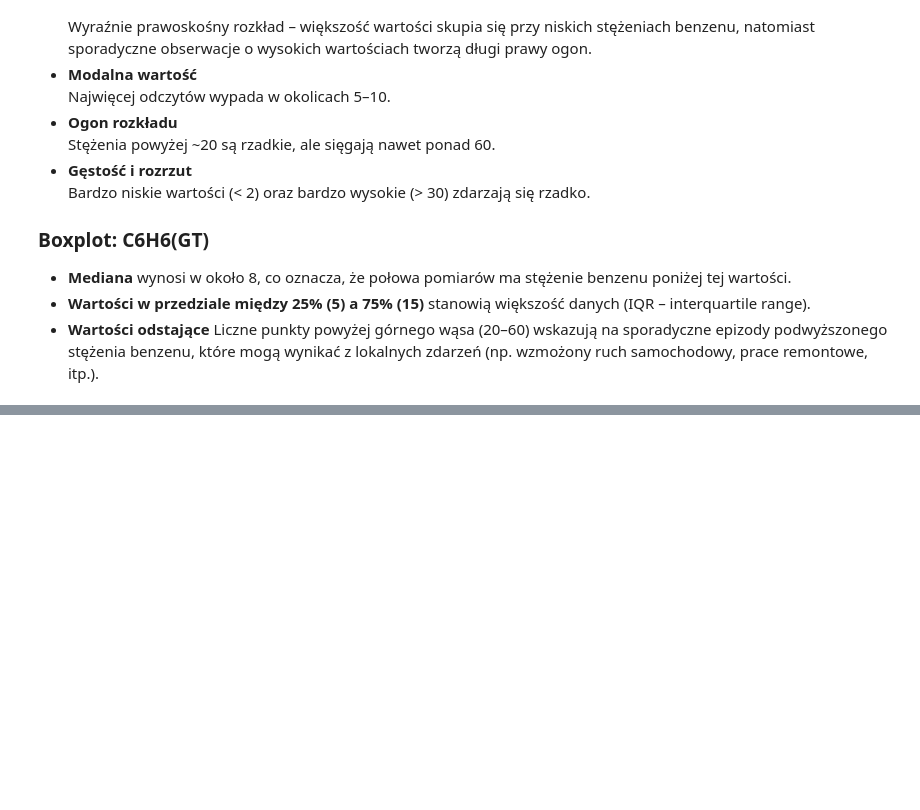
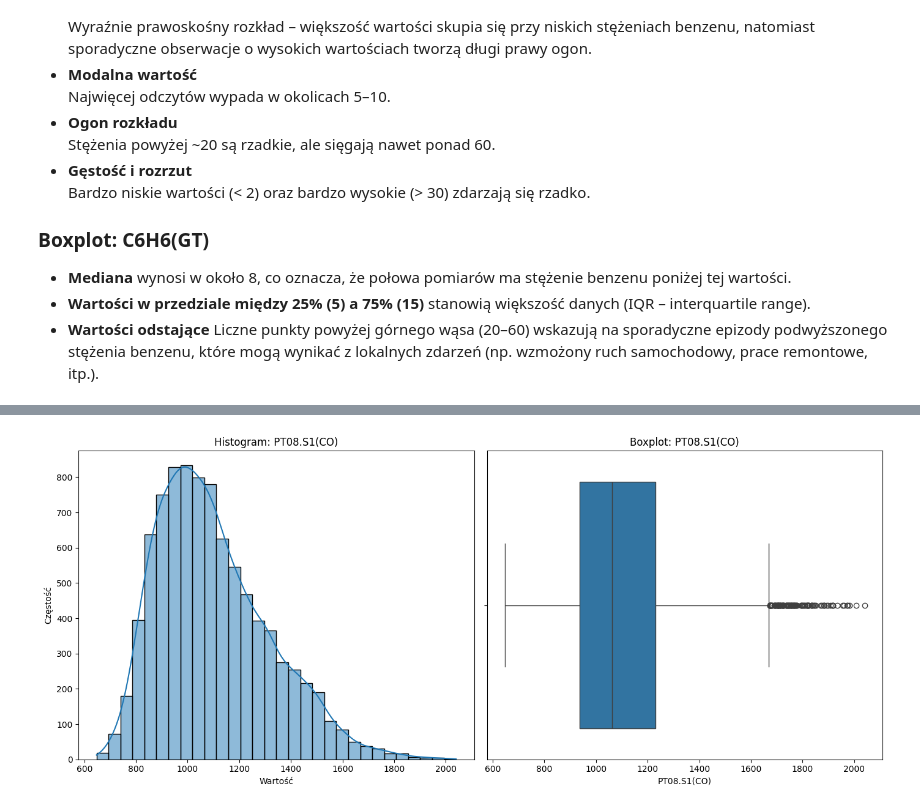
Before and after one commit to andrii-zapukhlyi/air_quality_analysis, a Jupyter notebook: Visualisation.ipynb, the cells around one changed output, grey strips where cells are left out. Drawn from its saved outputs; the diff is of its cells as text; code cells hidden in the pictures; blank space fills up the shorter version.

```diff
--- a/Visualisation.ipynb
+++ b/Visualisation.ipynb
@@ -380,0 +591,18 @@ plt.show()
+# %%
+import numpy as np
+import scipy.stats as st
+import matplotlib.pyplot as plt
+import seaborn as sns
+
+# Statystyki:
+arr1 = df['PT08.S1(CO)']
+print('Wartość średnia:       %.4f' % arr1.mean())
+print('Wartość maksymalna:    %.4f' % arr1.max())
+print('Wartość minimalna:     %.4f' % arr1.min())
+print('Odchylenie standardowe: %.4f' % arr1.std())
+print('Wariancja:             %.4f' % arr1.var())
+print('Skośność:              %.4f' % st.skew(arr1))
+print('Kurtoza:               %.3f' % st.kurtosis(arr1))
+print('Kwantyl 0.25:          %.4f' % np.quantile(arr1, 0.25))
+print('Kwantyl 0.50 (mediana):%.4f' % np.quantile(arr1, 0.50))
+print('Kwantyl 0.75:          %.4f' % np.quantile(arr1, 0.75))
@@ -380,0 +620,18 @@ plt.show()
+# %%
+# Wykresy:
+plt.figure(figsize=(14,6))
+plt.subplot(1,2,1)
+sns.histplot(arr1, kde=True, bins=30)
+plt.title("Histogram: PT08.S1(CO)")
+plt.xlabel("Wartość")
+plt.ylabel("Częstość")
+
+plt.subplot(1,2,2)
+sns.boxplot(x=arr1)
+plt.title("Boxplot: PT08.S1(CO)")
+plt.xlabel("PT08.S1(CO)")
+
+plt.tight_layout()
+plt.show()
+# %% [output]
+[figure, added]
```
Also changed, not shown: parts of 47 cells of this notebook, 1 other file.
